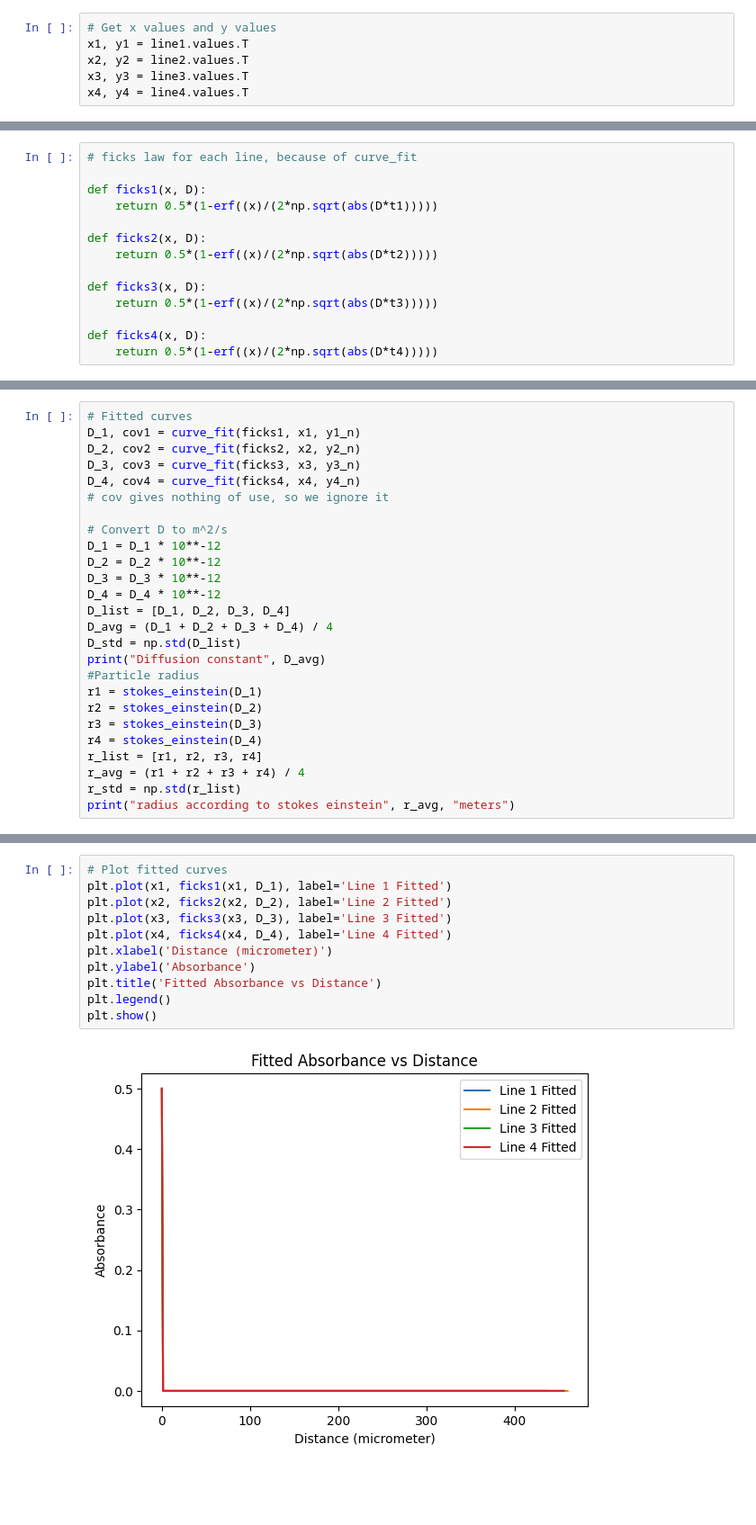
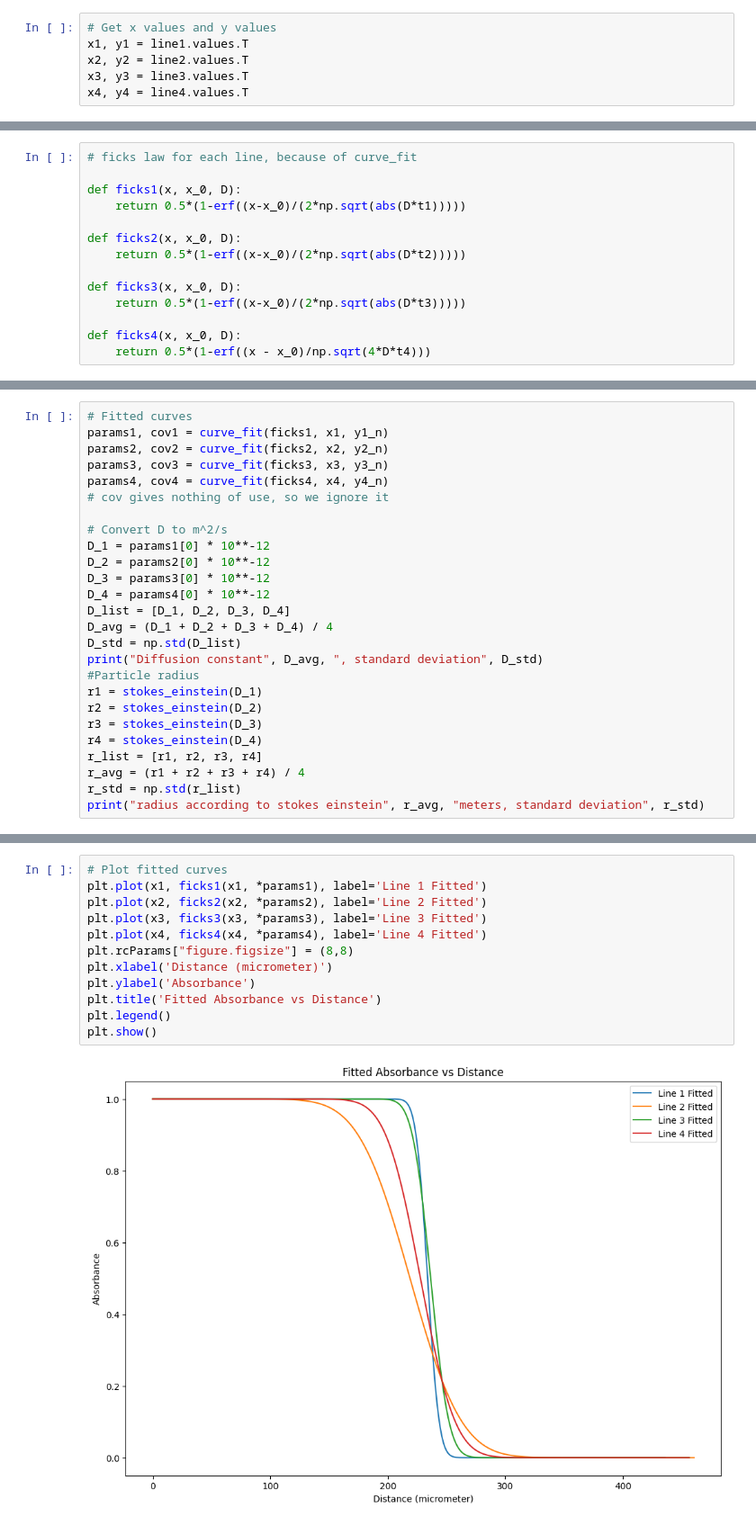
Before and after one commit to MartinKoll/TFY4335, a Jupyter notebook: flow.ipynb, the cells around one changed output, grey strips where cells are left out. Shown at 90% size. Cells and saved outputs as stored; diff of their text form; blank space fills up the shorter version.

```diff
--- a/flow.ipynb
+++ b/flow.ipynb
@@ -68,17 +69,17 @@ def stokes_einstein(D):
 # %%
 # ficks law for each line, because of curve_fit
 
-def ficks1(x, D):
-    return 0.5*(1-erf((x)/(2*np.sqrt(abs(D*t1)))))
+def ficks1(x, x_0, D):
+    return 0.5*(1-erf((x-x_0)/(2*np.sqrt(abs(D*t1)))))
 
-def ficks2(x, D):
-    return 0.5*(1-erf((x)/(2*np.sqrt(abs(D*t2)))))
+def ficks2(x, x_0, D):
+    return 0.5*(1-erf((x-x_0)/(2*np.sqrt(abs(D*t2)))))
 
-def ficks3(x, D):
-    return 0.5*(1-erf((x)/(2*np.sqrt(abs(D*t3)))))
+def ficks3(x, x_0, D):
+    return 0.5*(1-erf((x-x_0)/(2*np.sqrt(abs(D*t3)))))
 
-def ficks4(x, D):
-    return 0.5*(1-erf((x)/(2*np.sqrt(abs(D*t4)))))
+def ficks4(x, x_0, D):
+    return 0.5*(1-erf((x - x_0)/np.sqrt(4*D*t4)))
 # %%
 #Avg max value
 y1_max = sum(y1[1:100])/len(y1[1:100])
@@ -113,21 +114,21 @@ plt.show()
 [figure]
 # %%
 # Fitted curves
-D_1, cov1 = curve_fit(ficks1, x1, y1_n)
-D_2, cov2 = curve_fit(ficks2, x2, y2_n)
-D_3, cov3 = curve_fit(ficks3, x3, y3_n)
-D_4, cov4 = curve_fit(ficks4, x4, y4_n)
+params1, cov1 = curve_fit(ficks1, x1, y1_n)
+params2, cov2 = curve_fit(ficks2, x2, y2_n)
+params3, cov3 = curve_fit(ficks3, x3, y3_n)
+params4, cov4 = curve_fit(ficks4, x4, y4_n)
 # cov gives nothing of use, so we ignore it
 
 # Convert D to m^2/s
-D_1 = D_1 * 10**-12
-D_2 = D_2 * 10**-12
-D_3 = D_3 * 10**-12
-D_4 = D_4 * 10**-12
+D_1 = params1[0] * 10**-12
+D_2 = params2[0] * 10**-12
+D_3 = params3[0] * 10**-12
+D_4 = params4[0] * 10**-12
 D_list = [D_1, D_2, D_3, D_4]
 D_avg = (D_1 + D_2 + D_3 + D_4) / 4
 D_std = np.std(D_list)
-print("Diffusion constant", D_avg)
+print("Diffusion constant", D_avg, ", standard deviation", D_std)
 #Particle radius
 r1 = stokes_einstein(D_1)
 r2 = stokes_einstein(D_2)
@@ -136,5 +137,5 @@ r4 = stokes_einstein(D_4)
 r_list = [r1, r2, r3, r4]
 r_avg = (r1 + r2 + r3 + r4) / 4
 r_std = np.std(r_list)
-print("radius according to stokes einstein", r_avg, "meters")
+print("radius according to stokes einstein", r_avg, "meters, standard deviation", r_std)
 # %% [output]
@@ -143,13 +188,14 @@ radius according to stokes einstein [2.37926394e-13] meters
 # %%
 # Plot fitted curves
-plt.plot(x1, ficks1(x1, D_1), label='Line 1 Fitted')
-plt.plot(x2, ficks2(x2, D_2), label='Line 2 Fitted')
-plt.plot(x3, ficks3(x3, D_3), label='Line 3 Fitted')
-plt.plot(x4, ficks4(x4, D_4), label='Line 4 Fitted')
+plt.plot(x1, ficks1(x1, *params1), label='Line 1 Fitted')
+plt.plot(x2, ficks2(x2, *params2), label='Line 2 Fitted')
+plt.plot(x3, ficks3(x3, *params3), label='Line 3 Fitted')
+plt.plot(x4, ficks4(x4, *params4), label='Line 4 Fitted')
+plt.rcParams["figure.figsize"] = (8,8)
 plt.xlabel('Distance (micrometer)')
 plt.ylabel('Absorbance')
 plt.title('Fitted Absorbance vs Distance')
 plt.legend()
 plt.show()
 # %% [output]
-[figure, old version]
+[figure, new version]
```
Also changed, not shown: parts of 6 cells of this notebook, 1 other file.
